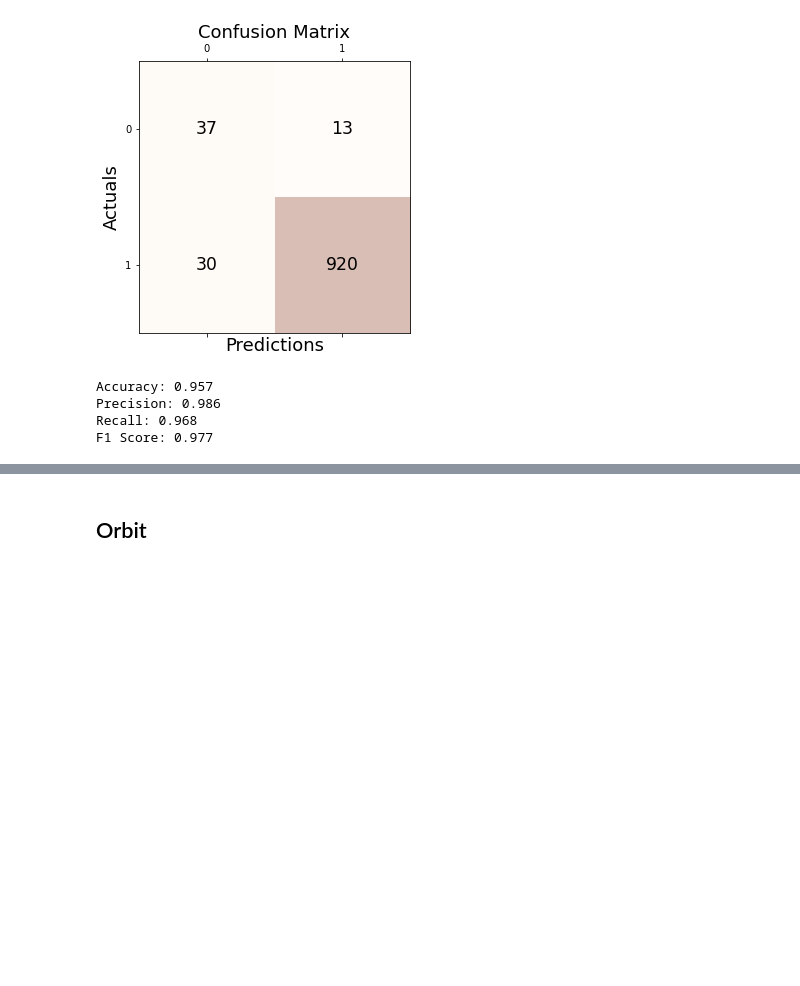
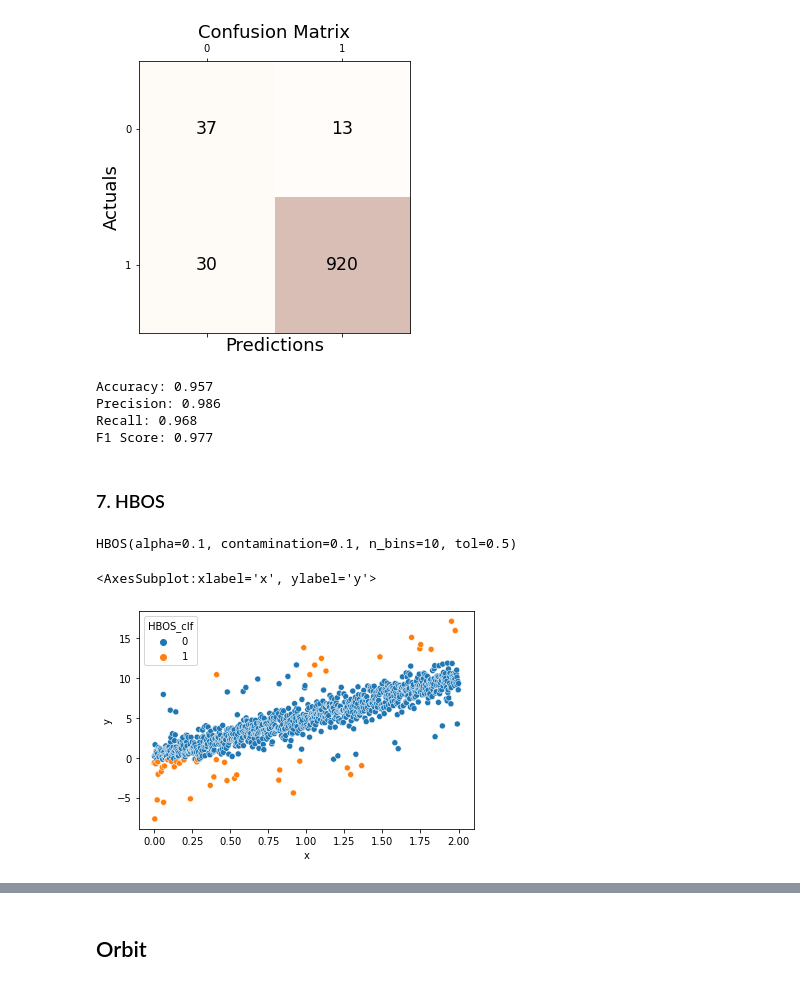
Before and after one commit to seoyeonc/ms, a Jupyter notebook: _notebooks/2022-11-04-comparison_study.ipynb, the cells around one changed output, grey strips where cells are left out. Saved outputs shown, nothing was run; the diff lists cells and outputs as text; code cells hidden in the pictures; blank space fills up the shorter version.

```diff
--- a/_notebooks/2022-11-04-comparison_study.ipynb
+++ b/_notebooks/2022-11-04-comparison_study.ipynb
@@ -482,3 +512,17 @@ Accuracy: 0.957
 Precision: 0.986
 Recall: 0.968
 F1 Score: 0.977
+# %% [markdown]
+### 7. HBOS
+# %%
+HBOS_clf = HBOS()
+HBOS_clf.fit(_df[['x', 'y']])
+# %% [output]
+HBOS(alpha=0.1, contamination=0.1, n_bins=10, tol=0.5)
+# %%
+_df['HBOS_clf'] = HBOS_clf.labels_
+# %%
+sns.scatterplot(data = _df, x = 'x', y = 'y', hue = 'HBOS_clf')
+# %% [output]
+<AxesSubplot:xlabel='x', ylabel='y'>
+[figure, added]
```
Also changed, not shown: parts of 115 cells of this notebook.
